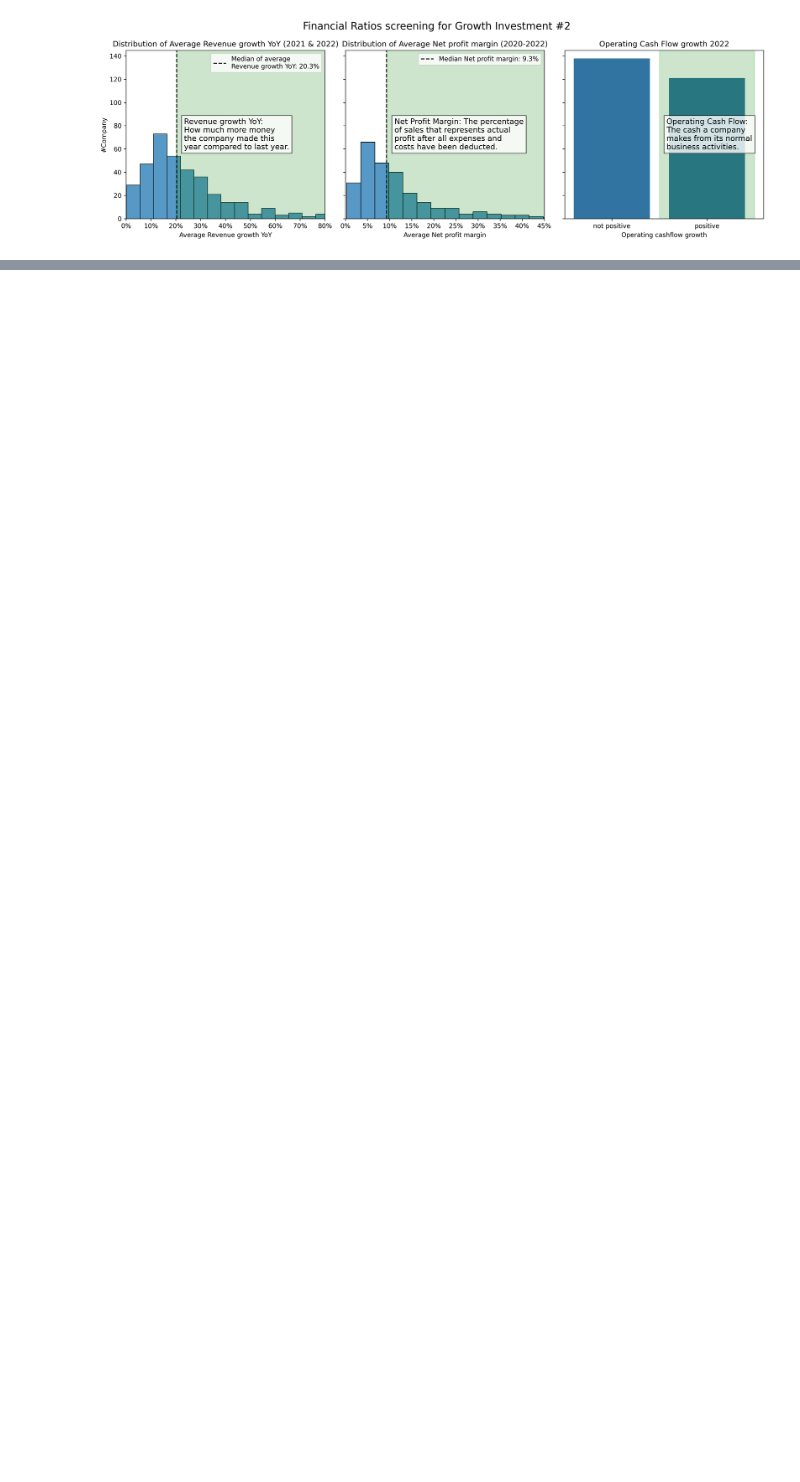
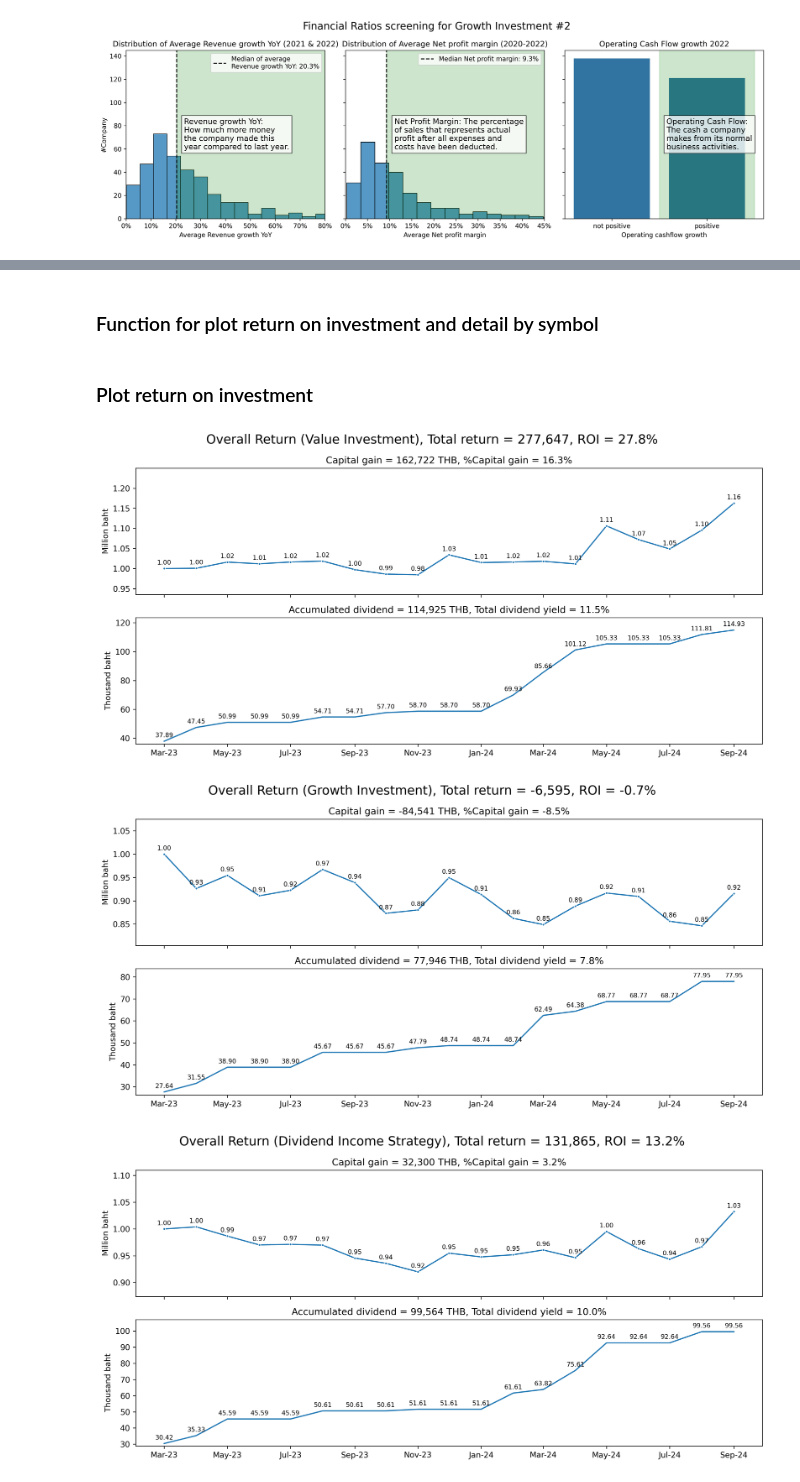
Before and after one commit to suparuek2405/Stock-screening-with-python, a Jupyter notebook: Group_assignment_Tacocat_set_yfinance.ipynb, the cells around one changed output, grey strips where cells are left out. Drawn from its saved outputs; the diff is of its cells as text; code cells hidden in the pictures; blank space fills up the shorter version.

Commit message:
update detail

```diff
--- a/Group_assignment_Tacocat_set_yfinance.ipynb
+++ b/Group_assignment_Tacocat_set_yfinance.ipynb
@@ -734,6 +612,8 @@ nat = topten.symbol.unique().tolist() # Convert NumPy array to a list
 eix = ['METCO', 'KWC', 'UPF', 'TOPP', 'RCL', 'THIP', 'SPC','AYUD', 'SUC', 'TASCO'] #eix
 champ = ['AMATA', 'JCT', 'RCL', 'SCCC', 'SPC', 'STA', 'SUC', 'TASCO', 'TCAP', 'TMD'] #champ
 #champ2 = ['AMATA','B-WORK','JCT','METCO','PSH','PTTEP','RCL','SCCC','SPC','STA','SUC','TASCO','TCAP','THIP','TMD','TOPP','UPF']
+# %% [markdown]
+### Function for plot return on investment and detail by symbol
 # %%
 #Function for visualize data
 def get_return_on_investment(list_of_stock, money=1000000, start_date='2023-03-01', end_date='2024-10-01'):
@@ -912,3 +792,13 @@ def display_summary(list_of_stock, name, money = 1000000):
   port = get_return_on_investment(list_of_stock)
   x = calculate_return(port)
   display_overall_return_by_stock(x, name, money)
+# %% [markdown]
+### Plot return on investment
+# %%
+plot_roi(list_of_stock=champ, name='Value Investment', money=1000000, start_date='2023-03-01', end_date='2024-10-01')
+plot_roi(list_of_stock=nat, name='Growth Investment', money=1000000, start_date='2023-03-01', end_date='2024-10-01')
+plot_roi(list_of_stock=eix, name='Dividend Income Strategy', money=1000000, start_date='2023-03-01', end_date='2024-10-01')
+# %% [output]
+[figure, added]
+[figure, added]
+[figure, added]
```
Also changed, not shown: parts of 16 cells of this notebook.
